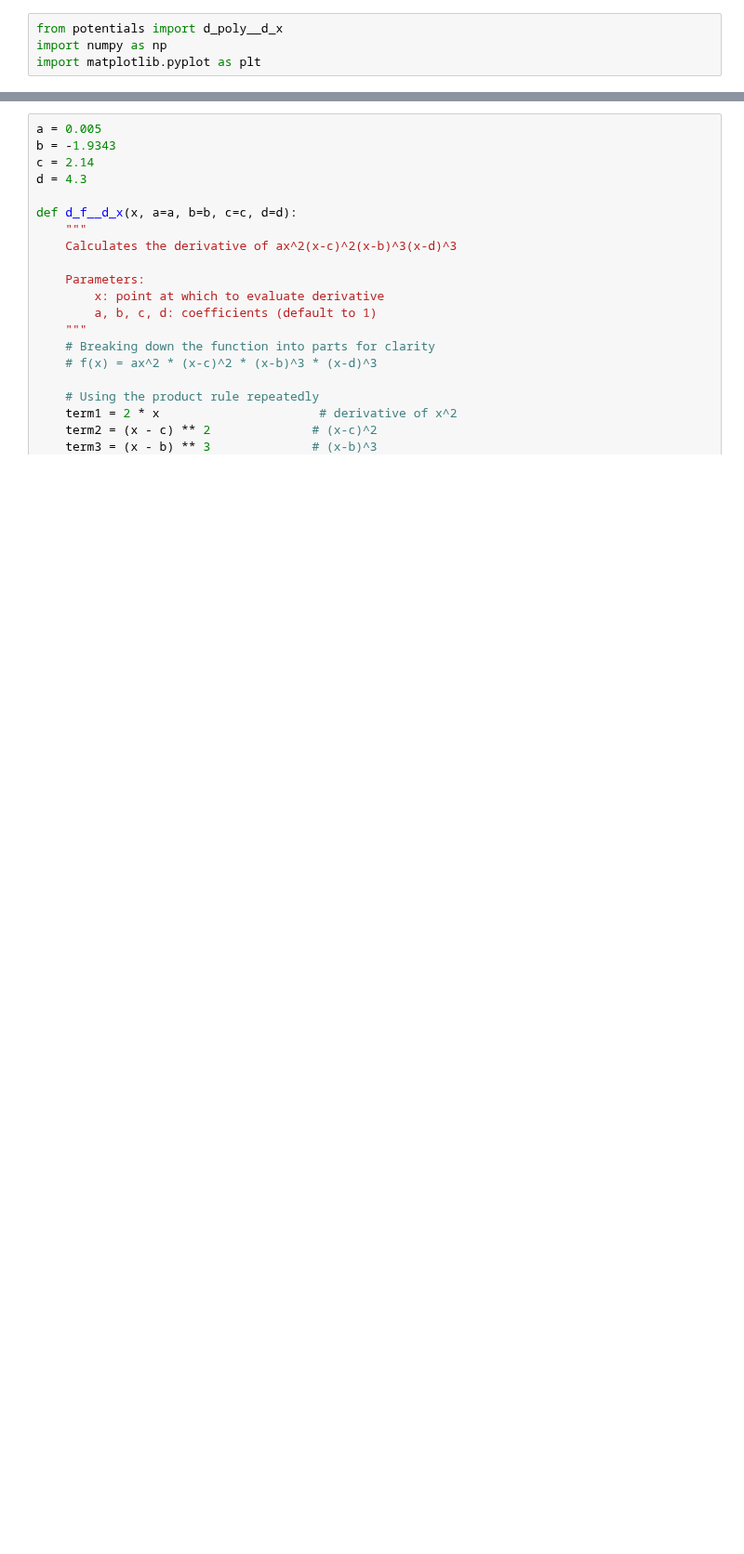
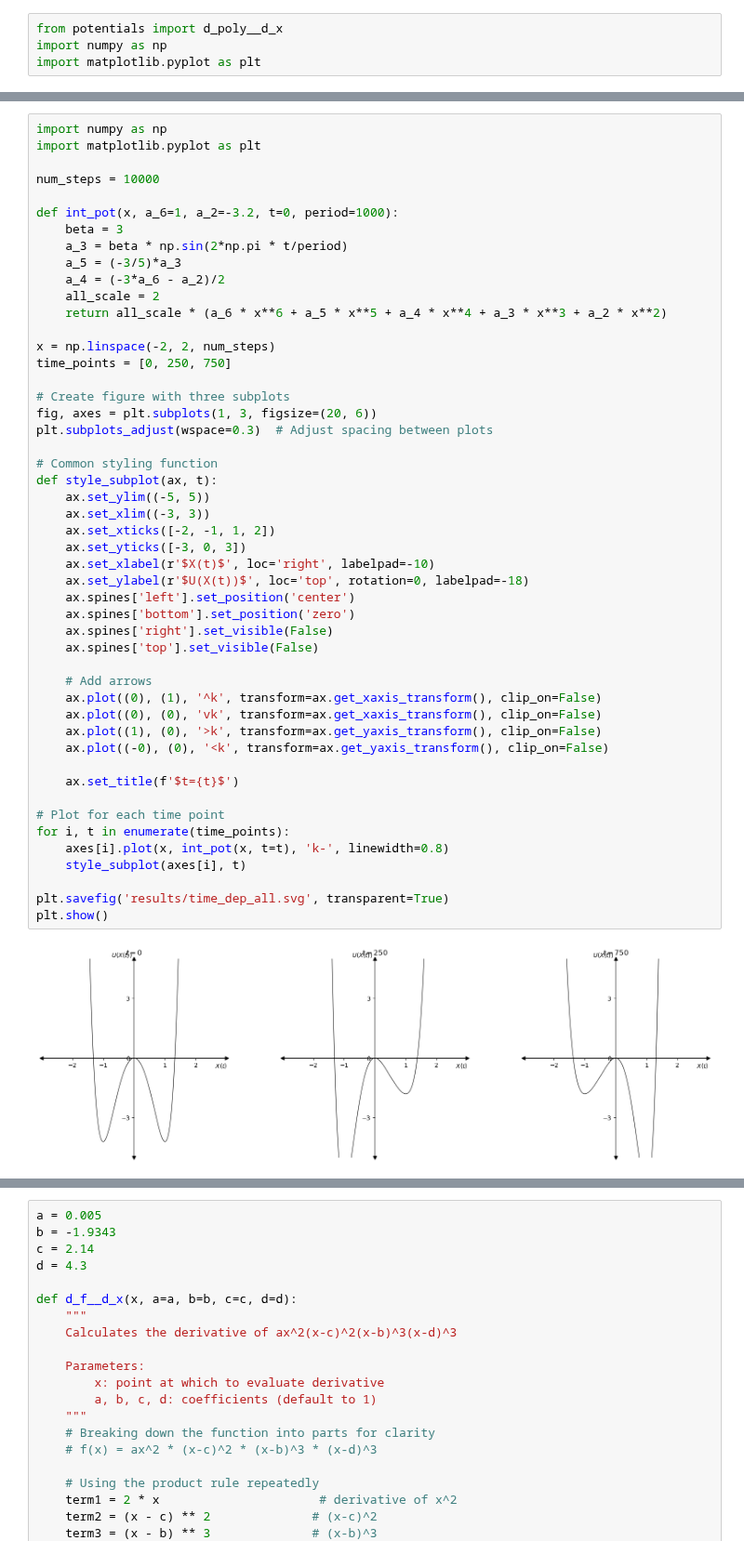
Before and after one commit to abhirao-03/stochastic-resonance, a Jupyter notebook: visualisations.ipynb, the cells around one changed output, grey strips where cells are left out. Shown at 93% size. Cells and saved outputs as stored; diff of their text form; blank space fills up the shorter version.

```diff
--- a/visualisations.ipynb
+++ b/visualisations.ipynb
@@ -31 +42,52 @@ plt.plot()
+# %%
+import numpy as np
+import matplotlib.pyplot as plt
+
+num_steps = 10000
+
+def int_pot(x, a_6=1, a_2=-3.2, t=0, period=1000):
+    beta = 3
+    a_3 = beta * np.sin(2*np.pi * t/period)
+    a_5 = (-3/5)*a_3
+    a_4 = (-3*a_6 - a_2)/2
+    all_scale = 2
+    return all_scale * (a_6 * x**6 + a_5 * x**5 + a_4 * x**4 + a_3 * x**3 + a_2 * x**2)
+
+x = np.linspace(-2, 2, num_steps)
+time_points = [0, 250, 750]
+
+# Create figure with three subplots
+fig, axes = plt.subplots(1, 3, figsize=(20, 6))
+plt.subplots_adjust(wspace=0.3)  # Adjust spacing between plots
+
+# Common styling function
+def style_subplot(ax, t):
+    ax.set_ylim((-5, 5))
+    ax.set_xlim((-3, 3))
+    ax.set_xticks([-2, -1, 1, 2])
+    ax.set_yticks([-3, 0, 3])
+    ax.set_xlabel(r'$X(t)$', loc='right', labelpad=-10)
+    ax.set_ylabel(r'$U(X(t))$', loc='top', rotation=0, labelpad=-18)
+    ax.spines['left'].set_position('center')
+    ax.spines['bottom'].set_position('zero')
+    ax.spines['right'].set_visible(False)
+    ax.spines['top'].set_visible(False)
+
+    # Add arrows
+    ax.plot((0), (1), '^k', transform=ax.get_xaxis_transform(), clip_on=False)
+    ax.plot((0), (0), 'vk', transform=ax.get_xaxis_transform(), clip_on=False)
+    ax.plot((1), (0), '>k', transform=ax.get_yaxis_transform(), clip_on=False)
+    ax.plot((-0), (0), '<k', transform=ax.get_yaxis_transform(), clip_on=False)
+
+    ax.set_title(f'$t={t}$')
+
+# Plot for each time point
+for i, t in enumerate(time_points):
+    axes[i].plot(x, int_pot(x, t=t), 'k-', linewidth=0.8)
+    style_subplot(axes[i], t)
+
+plt.savefig('results/time_dep_all.svg', transparent=True)
+plt.show()
+# %% [output]
+[figure, added]
 # %%
```
Also changed, not shown: parts of 5 cells of this notebook, 5 other files.
